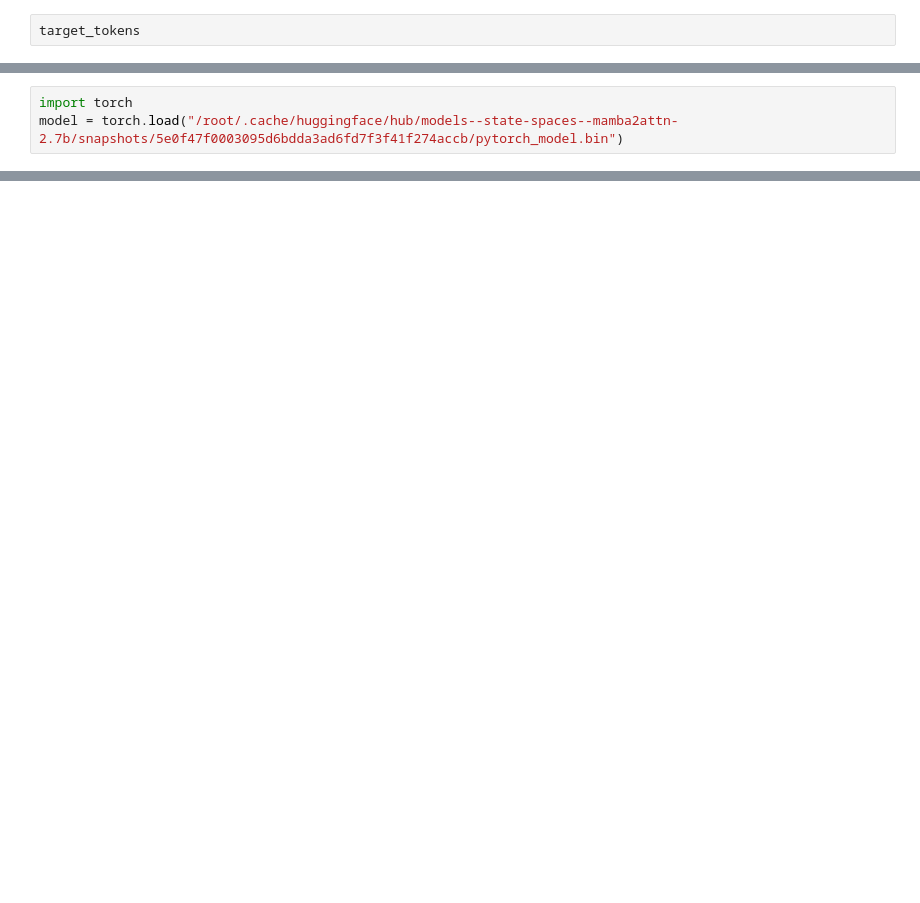
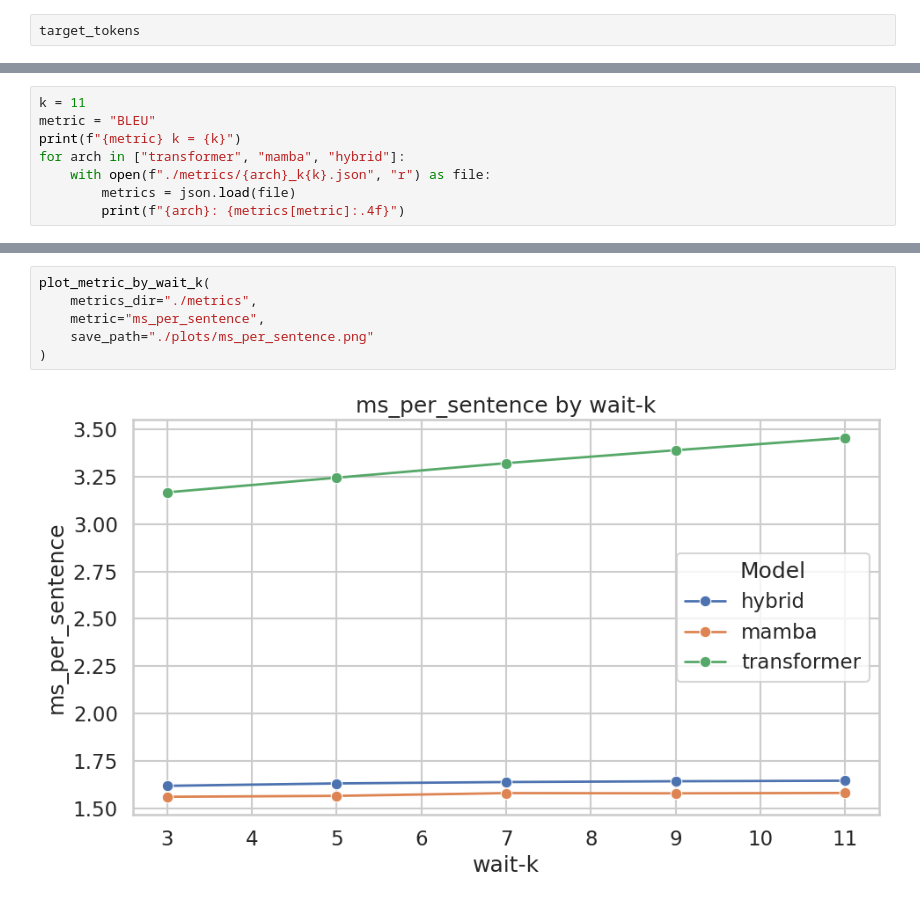
Before and after one commit to OldestSalt/LinearSimultMT, a Jupyter notebook: test.ipynb, the cells around one changed output, grey strips where cells are left out. Saved outputs shown, nothing was run; the diff lists cells and outputs as text; blank space fills up the shorter version.

```diff
--- a/test.ipynb
+++ b/test.ipynb
@@ -162,3 +118,0 @@ False
-# %%
-import torch
-model = torch.load("/root/.cache/huggingface/hub/models--state-spaces--mamba2attn-2.7b/snapshots/5e0f47f0003095d6bdda3ad6fd7f3f41f274accb/pytorch_model.bin")
@@ -184,0 +121,8 @@ OrderedDict([('backbone.embedding.weight',
+# %%
+k = 11
+metric = "BLEU"
+print(f"{metric} k = {k}")
+for arch in ["transformer", "mamba", "hybrid"]:
+    with open(f"./metrics/{arch}_k{k}.json", "r") as file:
+        metrics = json.load(file)
+        print(f"{arch}: {metrics[metric]:.4f}")
@@ -184,0 +336,8 @@ OrderedDict([('backbone.embedding.weight',
+# %%
+plot_metric_by_wait_k(
+    metrics_dir="./metrics",
+    metric="ms_per_sentence",
+    save_path="./plots/ms_per_sentence.png"
+)
+# %% [output]
+[figure, added]
```
Also changed, not shown: parts of 17 cells of this notebook, 9 other files.
